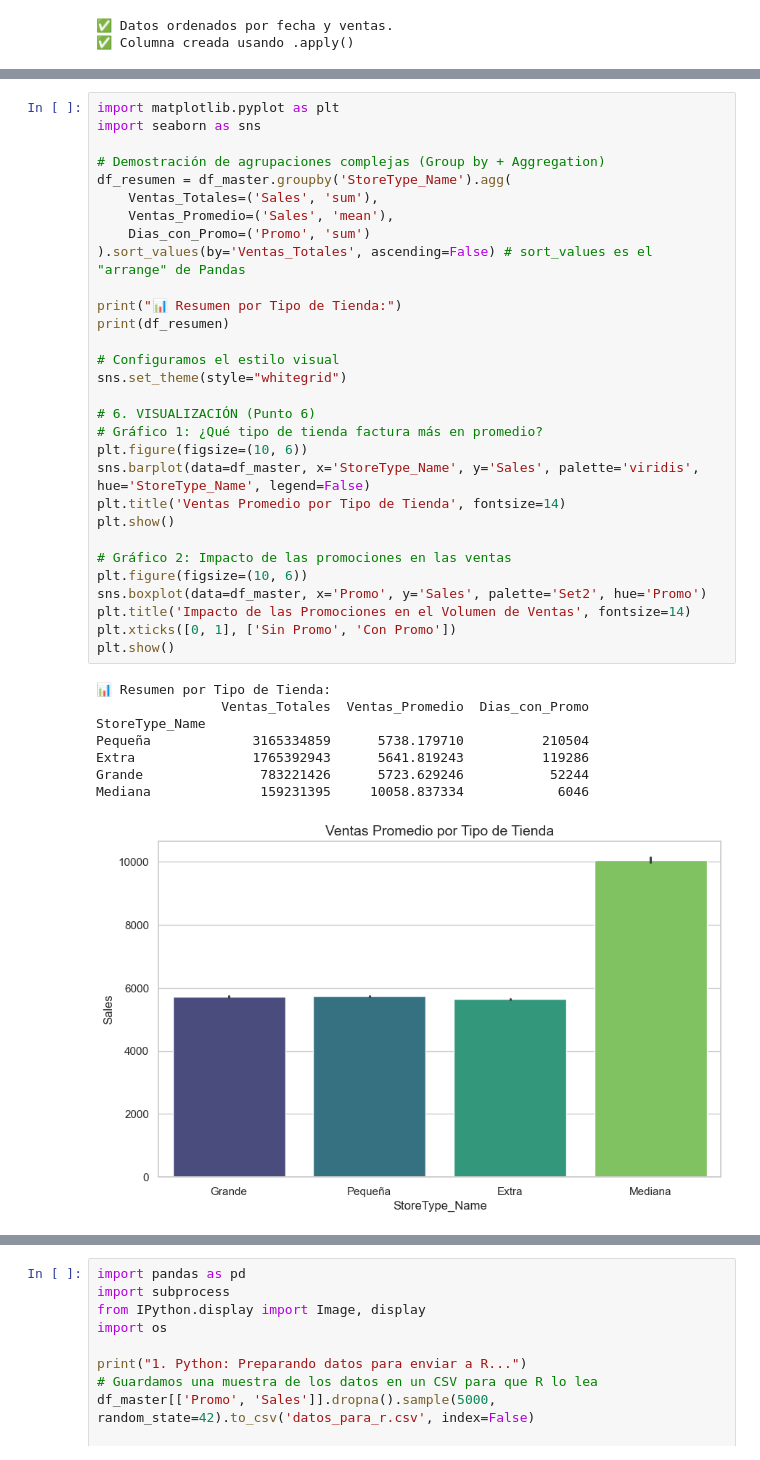
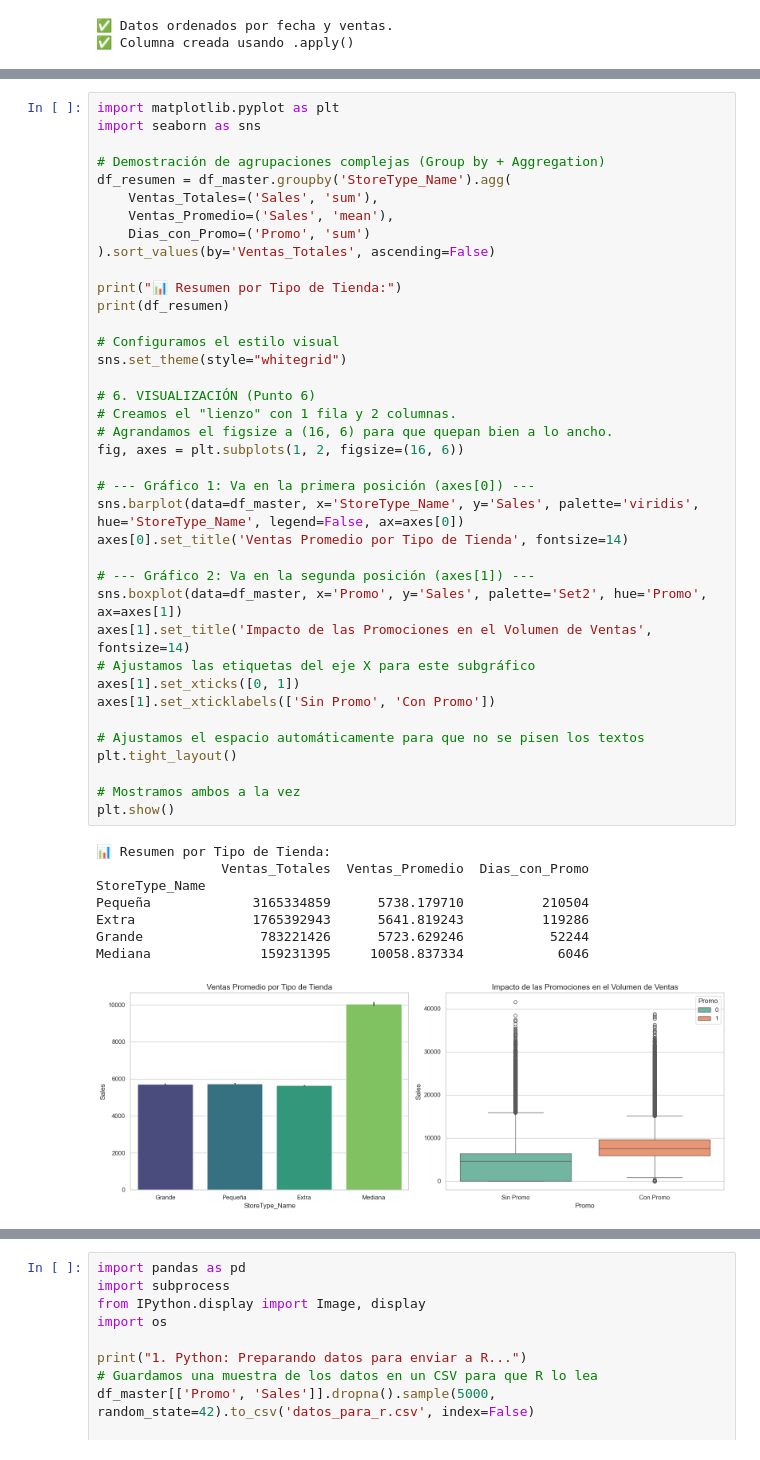
Before and after one commit to pvalbla/prediccion_ventas_supermercados, a Jupyter notebook: notebooks/01_exploracion.ipynb, the cells around one changed output, grey strips where cells are left out. Cells and saved outputs as stored; diff of their text form.

```diff
--- a/notebooks/01_exploracion.ipynb
+++ b/notebooks/01_exploracion.ipynb
@@ -88,39 +106,47 @@ print("✅ Columna creada usando .apply()")
 # %%
 import matplotlib.pyplot as plt
 import seaborn as sns
 
 # Demostración de agrupaciones complejas (Group by + Aggregation)
 df_resumen = df_master.groupby('StoreType_Name').agg(
     Ventas_Totales=('Sales', 'sum'),
     Ventas_Promedio=('Sales', 'mean'),
     Dias_con_Promo=('Promo', 'sum')
-).sort_values(by='Ventas_Totales', ascending=False) # sort_values es el "arrange" de Pandas
+).sort_values(by='Ventas_Totales', ascending=False)
 
 print("📊 Resumen por Tipo de Tienda:")
 print(df_resumen)
 
 # Configuramos el estilo visual
 sns.set_theme(style="whitegrid")
 
 # 6. VISUALIZACIÓN (Punto 6)
-# Gráfico 1: ¿Qué tipo de tienda factura más en promedio?
-plt.figure(figsize=(10, 6))
-sns.barplot(data=df_master, x='StoreType_Name', y='Sales', palette='viridis', hue='StoreType_Name', legend=False)
-plt.title('Ventas Promedio por Tipo de Tienda', fontsize=14)
+# Creamos el "lienzo" con 1 fila y 2 columnas.
+# Agrandamos el figsize a (16, 6) para que quepan bien a lo ancho.
+fig, axes = plt.subplots(1, 2, figsize=(16, 6))
+
+# --- Gráfico 1: Va en la primera posición (axes[0]) ---
+sns.barplot(data=df_master, x='StoreType_Name', y='Sales', palette='viridis', hue='StoreType_Name', legend=False, ax=axes[0])
+axes[0].set_title('Ventas Promedio por Tipo de Tienda', fontsize=14)
+
+# --- Gráfico 2: Va en la segunda posición (axes[1]) ---
+sns.boxplot(data=df_master, x='Promo', y='Sales', palette='Set2', hue='Promo', ax=axes[1])
+axes[1].set_title('Impacto de las Promociones en el Volumen de Ventas', fontsize=14)
+# Ajustamos las etiquetas del eje X para este subgráfico
+axes[1].set_xticks([0, 1])
+axes[1].set_xticklabels(['Sin Promo', 'Con Promo'])
+
+# Ajustamos el espacio automáticamente para que no se pisen los textos
+plt.tight_layout()
+
+# Mostramos ambos a la vez
 plt.show()
-
-# Gráfico 2: Impacto de las promociones en las ventas
-plt.figure(figsize=(10, 6))
-sns.boxplot(data=df_master, x='Promo', y='Sales', palette='Set2', hue='Promo')
-plt.title('Impacto de las Promociones en el Volumen de Ventas', fontsize=14)
-plt.xticks([0, 1], ['Sin Promo', 'Con Promo'])
-plt.show()
 # %% [output]
 📊 Resumen por Tipo de Tienda:
                 Ventas_Totales  Ventas_Promedio  Dias_con_Promo
 StoreType_Name
 Pequeña             3165334859      5738.179710          210504
 Extra               1765392943      5641.819243          119286
 Grande               783221426      5723.629246           52244
 Mediana              159231395     10058.837334            6046
-[figure, old version]
+[figure, new version]
```
Also changed, not shown: parts of 9 cells of this notebook, 3 other files.
